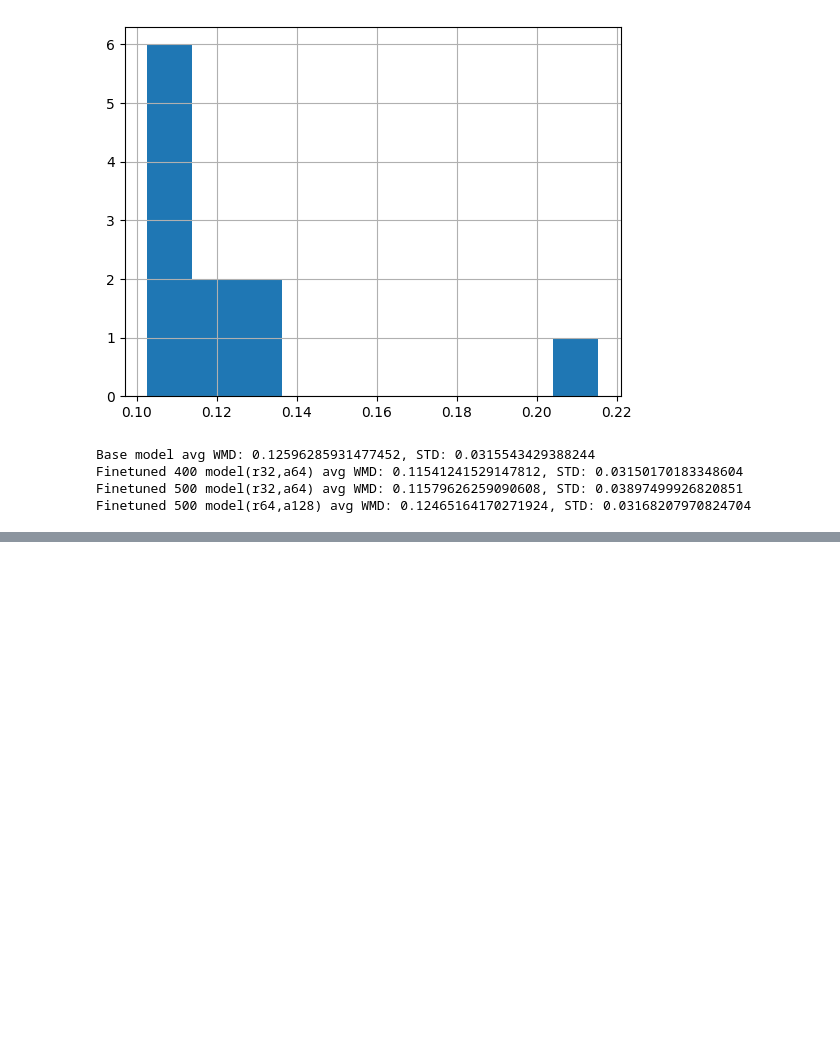
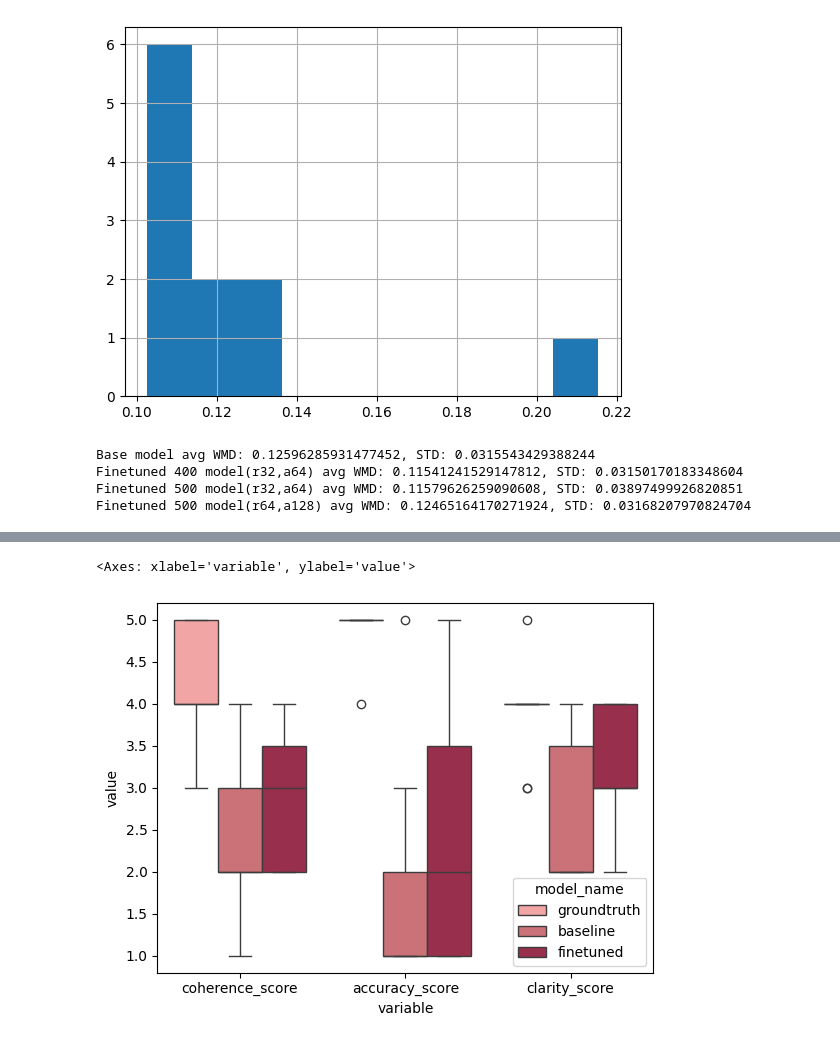
Before and after one commit to witold87/llm-bielik-ft-legal, a Jupyter notebook: src/llm-bielik-ft-fine-tuning-part-II.ipynb, the cells around one changed output, grey strips where cells are left out. Cells and saved outputs as stored; diff of their text form; code cells hidden in the pictures; blank space fills up the shorter version.

Commit message:
Added new metric comparison

```diff
--- a/src/llm-bielik-ft-fine-tuning-part-II.ipynb
+++ b/src/llm-bielik-ft-fine-tuning-part-II.ipynb
@@ -336,0 +383,18 @@ Finetuned 500 model(r64,a128) avg WMD: 0.12465164170271924, STD: 0.0316820797082
+# %%
+metric_name = 'clarity'
+
+groundtruth_results[metric_name] = groundtruth_results.apply(lambda x: OpenAIReq(model='gpt-4o').call_api_formatted(prompt=PromptBuilder.get_clarity_pl(x['groundtruth'])), axis=1)
+
+baseline_model_results[metric_name] = baseline_model_results.apply(lambda x: OpenAIReq(model='gpt-4o').call_api_formatted(prompt=PromptBuilder.get_clarity_pl(x['baseline_model_response'])), axis=1)
+
+finetuned_model_results[metric_name] = finetuned_model_results.apply(lambda x: OpenAIReq(model='gpt-4o').call_api_formatted(prompt=PromptBuilder.get_clarity_pl(x['finetuned_model_response'])), axis=1)
+# %%
+groundtruth_results['clarity_score'] = groundtruth_results[metric_name].apply(get_score)
+baseline_model_results['clarity_score'] = baseline_model_results[metric_name].apply(get_score)
+finetuned_model_results['clarity_score'] = finetuned_model_results[metric_name].apply(get_score)
+# %%
+merged = pd.concat([groundtruth_results, baseline_model_results, finetuned_model_results])
+merged.rename(columns={'score': 'coherence_score'}, inplace=True)
+# %%
+melted = pd.melt(merged, id_vars=['model_name'], value_vars=['coherence_score','accuracy_score', 'clarity_score'])
+melted
@@ -336,0 +415,6 @@ Finetuned 500 model(r64,a128) avg WMD: 0.12465164170271924, STD: 0.0316820797082
+# %%
+c_palette = load_cmap('Althoff', keep_first_n=3).hex
+sns.boxplot(melted, y='value', x='variable', hue='model_name', palette=c_palette)
+# %% [output]
+<Axes: xlabel='variable', ylabel='value'>
+[figure, added]
```
Also changed, not shown: parts of 15 cells of this notebook, 4 other files.
